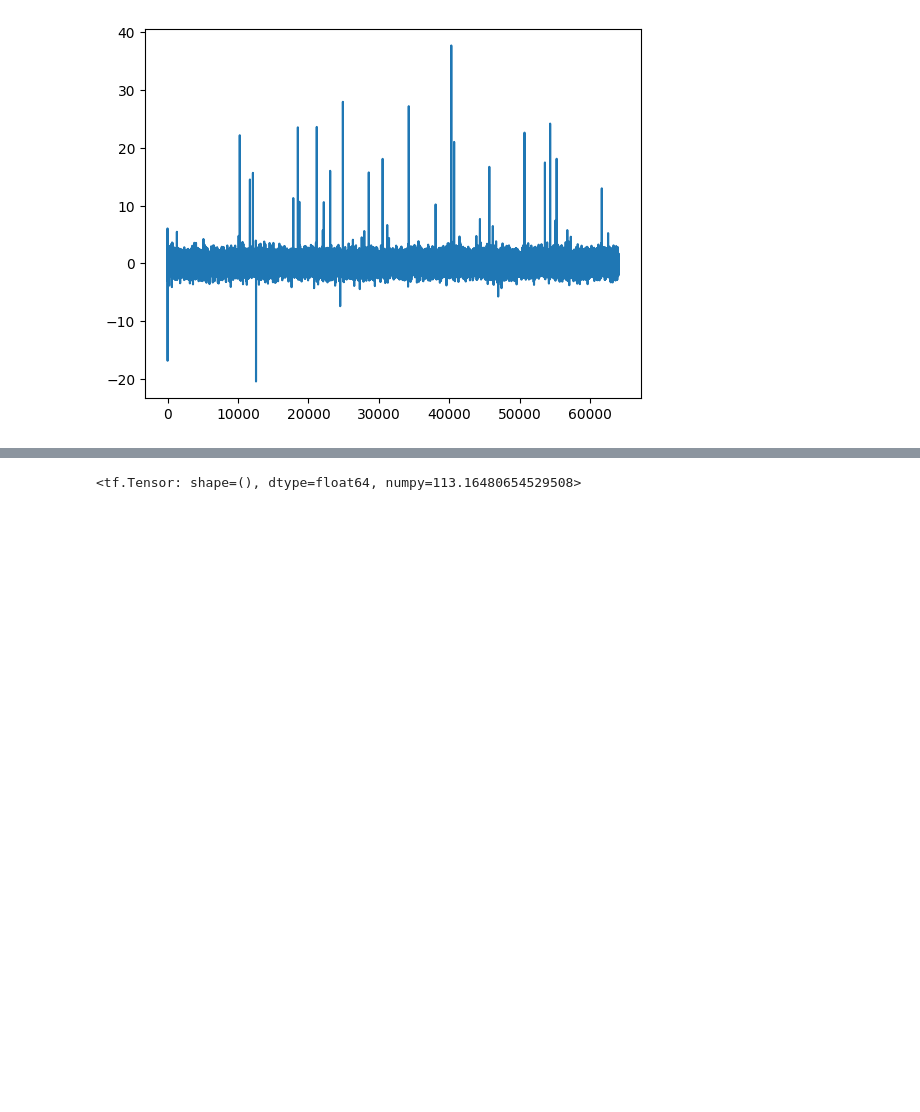
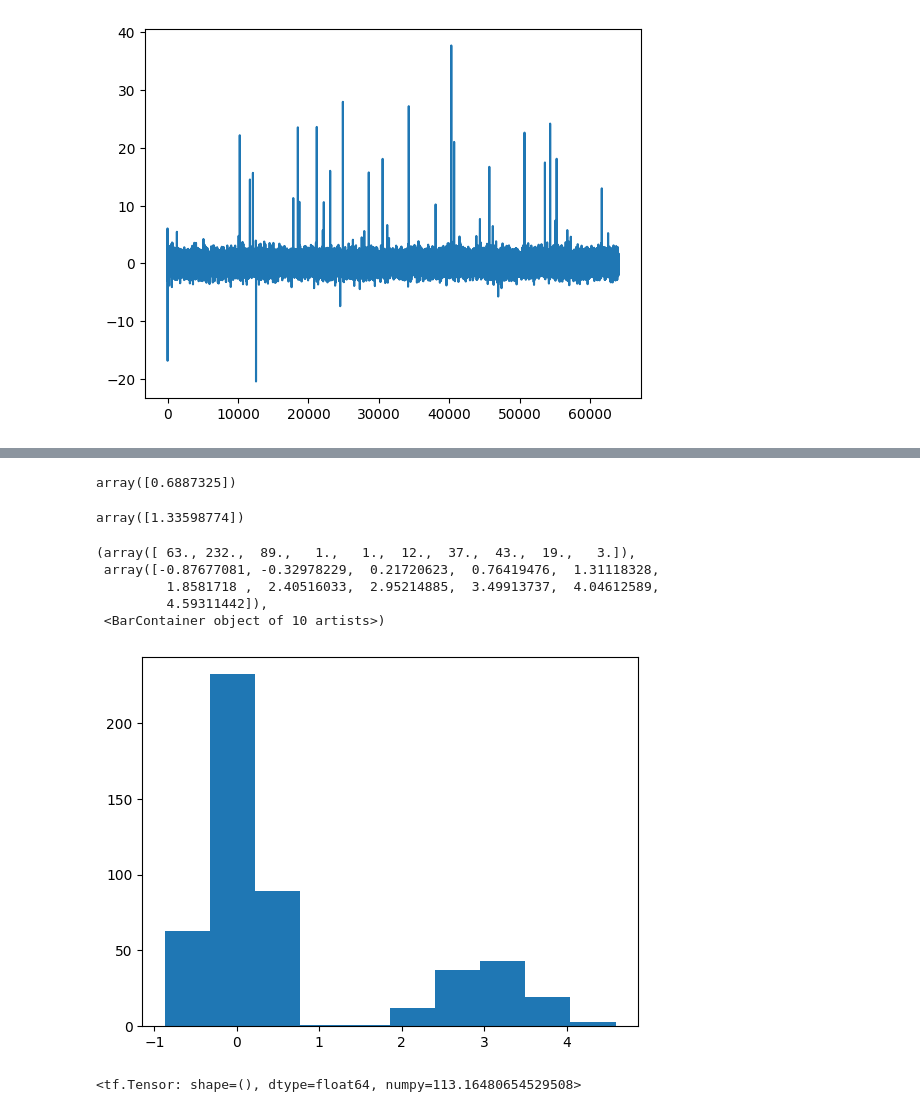
Before and after one commit to YedaCui/TSRLproject_JPMorgan, a Jupyter notebook: lrtf.ipynb, the cells around one changed output, grey strips where cells are left out. Saved outputs shown, nothing was run; the diff lists cells and outputs as text; code cells hidden in the pictures; blank space fills up the shorter version.

```diff
--- a/lrtf.ipynb
+++ b/lrtf.ipynb
@@ -496,0 +557,4 @@ plotsth(data["states"][:,len(data["states"][0])//2:])
+# %%
+def getZ(seed=0, T=500, n=6, p=8):
+    np.random.seed(seed)
+    return np.random.normal(size=(T,n,p))
@@ -496,0 +563,17 @@ plotsth(data["states"][:,len(data["states"][0])//2:])
+# %%
+def getglmmdata(seed=0, T=500, w = np.array([0.8,0.2]), mu = np.array([0,3]), la = np.array([10, 3]),
+            beta = np.array([-1.1671, 2.4665, -0.1918, -1.0080, 0.6212, 0.6524, 1.5410, 0.2653]), Z = getZ()):
+    """
+    Get simulated observatons of the general linear mixture model in section 4.3 of Alenlöv et al 2021.
+    """
+    np.random.seed(seed)
+    # generate X
+    samples_normal = np.stack([np.random.normal(loc=_mu,scale=1/np.sqrt(_la),size=T) for _mu, _la in zip(mu, la)]).T
+#     samples_normal = np.stack([np.random.normal(loc=_mu,scale=1/_la,size=T) for _mu, _la in zip(mu, la)]).T
+    X = np.sum(np.random.multinomial(1, w, T) * samples_normal, axis=-1, keepdims=True)
+    # generate Y
+    p = 1/(1+np.exp(- X - Z @ beta))
+    Y = np.random.binomial(1, p=p)
+    return X
+# %%
+dt = getglmmdata()
@@ -497,3 +600,21 @@ plotsth(data["states"][:,len(data["states"][0])//2:])
+# %%
+np.mean(dt, axis=0)
+# %% [output]
+array([0.6887325])
+# %%
+np.std(dt,axis=0)
+# %% [output]
+array([1.33598774])
+# %%
+import matplotlib.pyplot as plt
+plt.hist(dt)
+# %% [output]
+(array([ 63., 232.,  89.,   1.,   1.,  12.,  37.,  43.,  19.,   3.]),
+ array([-0.87677081, -0.32978229,  0.21720623,  0.76419476,  1.31118328,
+         1.8581718 ,  2.40516033,  2.95214885,  3.49913737,  4.04612589,
+         4.59311442]),
+ <BarContainer object of 10 artists>)
+[figure, added]
 # %%
 import numpy as np
 from src import utils
```
Also changed, not shown: parts of 11 cells of this notebook, 4 other files.
